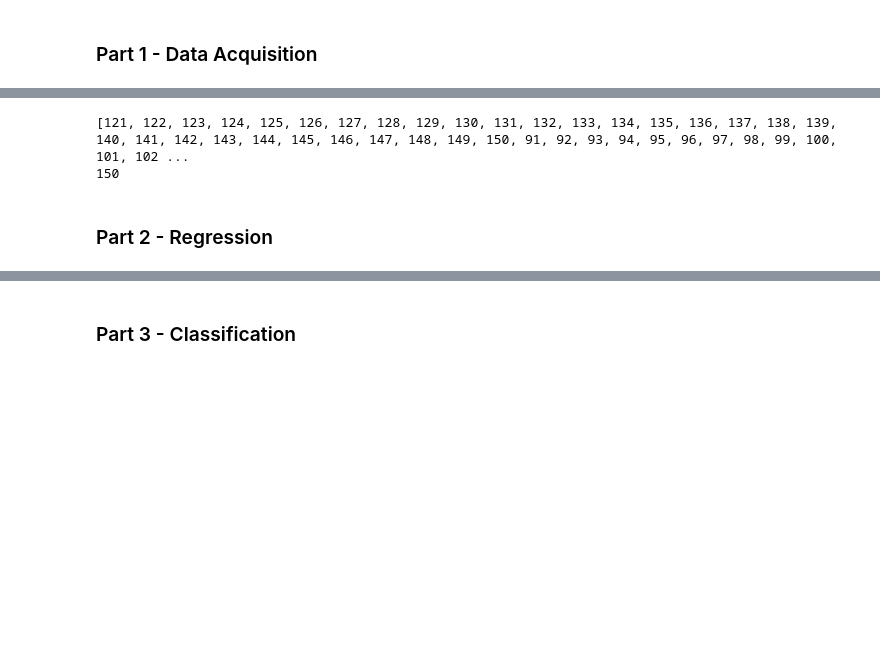
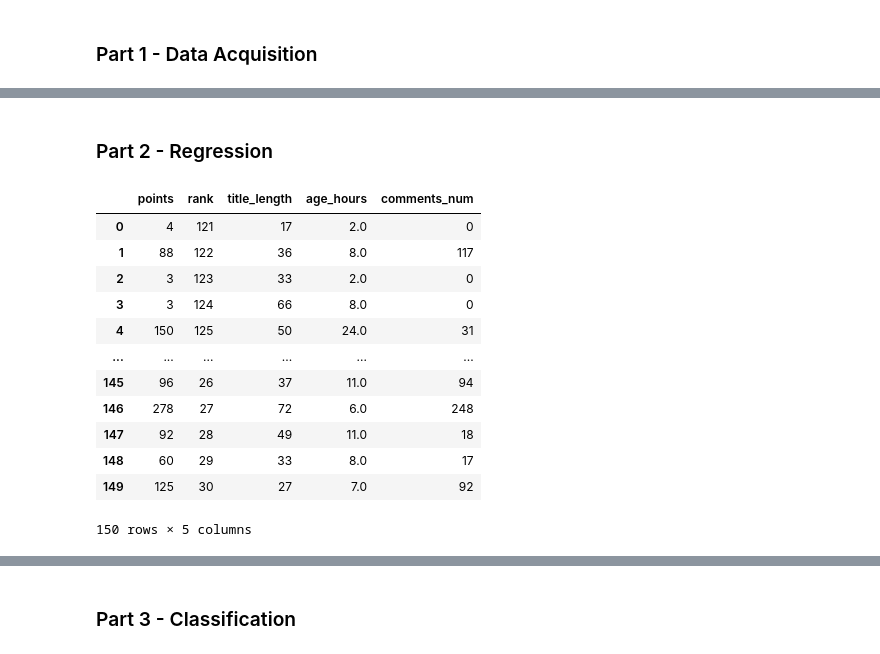
Before and after one commit to polinaLyubavina/Data-Analytics-and-Visualization, a Jupyter notebook: homework3/homework3.ipynb, the cells around one changed output, grey strips where cells are left out. Saved outputs shown, nothing was run; the diff lists cells and outputs as text; code cells hidden in the pictures; blank space fills up the shorter version.

```diff
--- a/homework3/homework3.ipynb
+++ b/homework3/homework3.ipynb
@@ -85,6 +112,0 @@ scraper(url, n_pages=5)
-# %%
-print(rank)
-print(len(rank))
-# %% [output]
-[121, 122, 123, 124, 125, 126, 127, 128, 129, 130, 131, 132, 133, 134, 135, 136, 137, 138, 139, 140, 141, 142, 143, 144, 145, 146, 147, 148, 149, 150, 91, 92, 93, 94, 95, 96, 97, 98, 99, 100, 101, 102 ...
-150
@@ -91,2 +118,20 @@ print(len(rank))
 # %% [markdown]
 ### Part 2 - Regression
+# %%
+dataset = pd.DataFrame({'points' : points, 'rank' : rank, 'title_length' : title_length, 'age_hours' : age_hours, 'comments_num' : comments_num})
+
+dataset
+# %% [output]
+|  | points | rank | title_length | age_hours | comments_num |
+| 0 | 4 | 121 | 17 | 2.0 | 0 |
+| 1 | 88 | 122 | 36 | 8.0 | 117 |
+| 2 | 3 | 123 | 33 | 2.0 | 0 |
+| 3 | 3 | 124 | 66 | 8.0 | 0 |
+| 4 | 150 | 125 | 50 | 24.0 | 31 |
+| ... | ... | ... | ... | ... | ... |
+| 145 | 96 | 26 | 37 | 11.0 | 94 |
+| 146 | 278 | 27 | 72 | 6.0 | 248 |
+| 147 | 92 | 28 | 49 | 11.0 | 18 |
+| 148 | 60 | 29 | 33 | 8.0 | 17 |
+| 149 | 125 | 30 | 27 | 7.0 | 92 |
+150 rows × 5 columns
```
Also changed, not shown: parts of 9 cells of this notebook.
